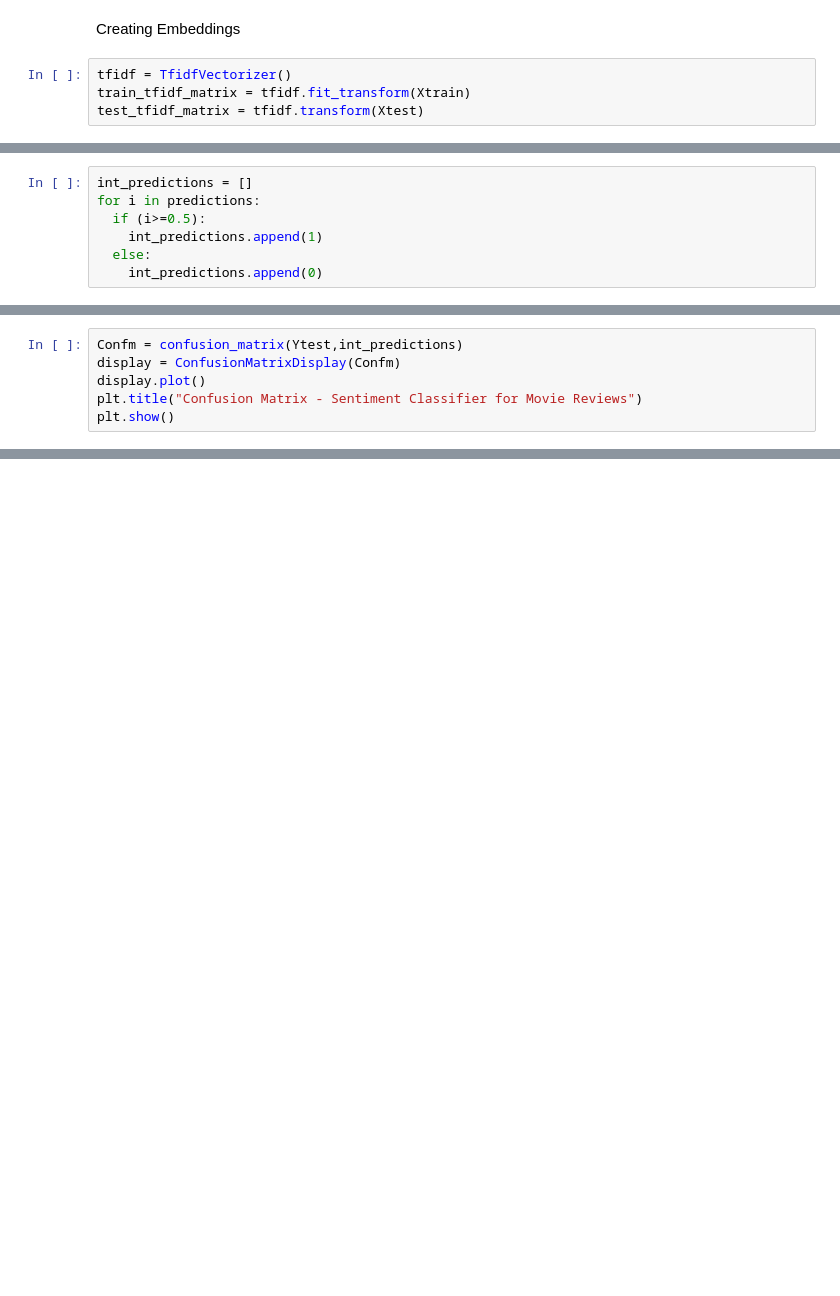
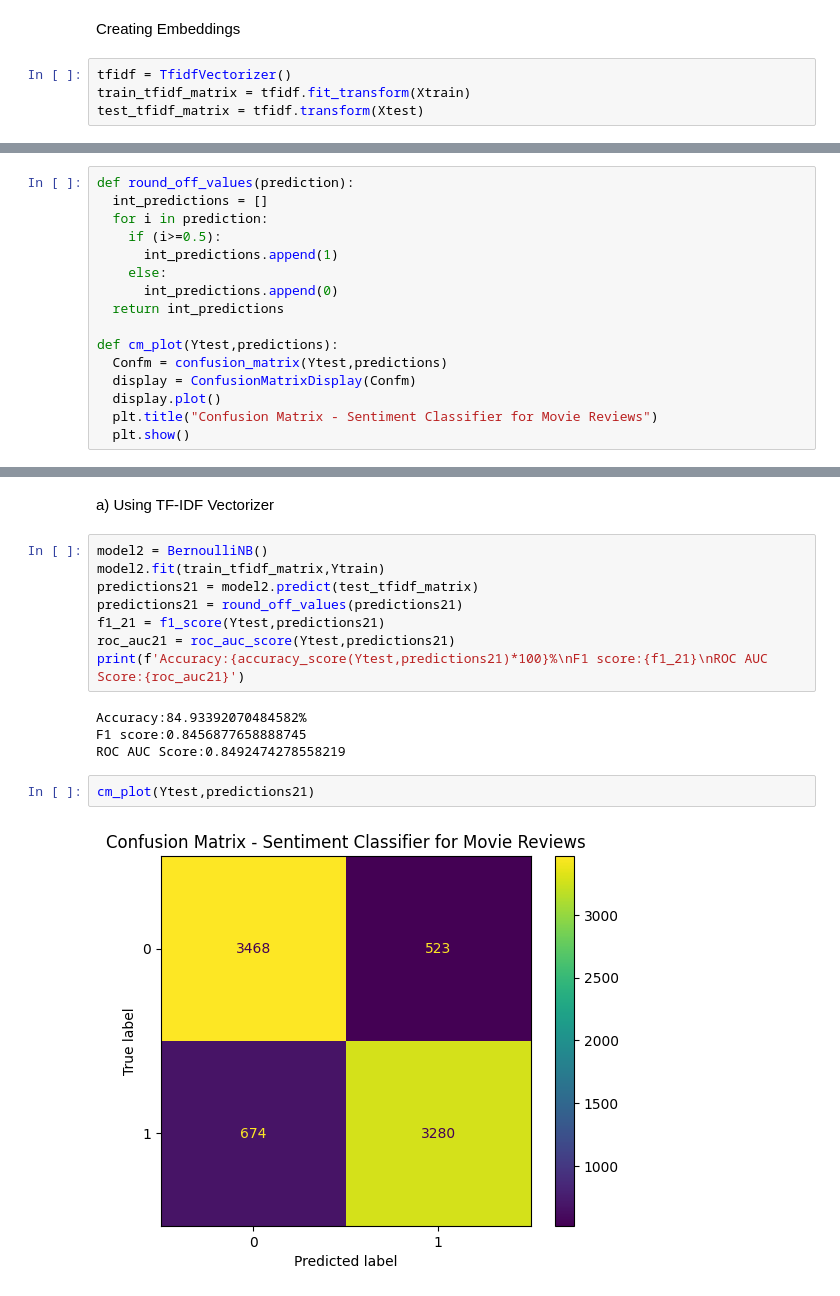
Before and after one commit to yuvism/Pulpnet, a Jupyter notebook: Week1-2/240340_DevanshChaturvedi.ipynb, the cells around one changed output, grey strips where cells are left out. Drawn from its saved outputs; the diff is of its cells as text; blank space fills up the shorter version.

```diff
--- a/Week1-2/240340_DevanshChaturvedi.ipynb
+++ b/Week1-2/240340_DevanshChaturvedi.ipynb
@@ -197,7 +163,0 @@ predictions=model.predict(test_tfidf_matrix)
-# %%
-int_predictions = []
-for i in predictions:
-  if (i>=0.5):
-    int_predictions.append(1)
-  else:
-    int_predictions.append(0)
@@ -213,6 +163,0 @@ ROC AUC Score:0.8931210233140906
-# %%
-Confm = confusion_matrix(Ytest,int_predictions)
-display = ConfusionMatrixDisplay(Confm)
-display.plot()
-plt.title("Confusion Matrix - Sentiment Classifier for Movie Reviews")
-plt.show()
@@ -220,0 +170,16 @@ plt.show()
+# %%
+def round_off_values(prediction):
+  int_predictions = []
+  for i in prediction:
+    if (i>=0.5):
+      int_predictions.append(1)
+    else:
+      int_predictions.append(0)
+  return int_predictions
+
+def cm_plot(Ytest,predictions):
+  Confm = confusion_matrix(Ytest,predictions)
+  display = ConfusionMatrixDisplay(Confm)
+  display.plot()
+  plt.title("Confusion Matrix - Sentiment Classifier for Movie Reviews")
+  plt.show()
@@ -220,0 +284,18 @@ plt.show()
+# %% [markdown]
+a) Using TF-IDF Vectorizer
+# %%
+model2 = BernoulliNB()
+model2.fit(train_tfidf_matrix,Ytrain)
+predictions21 = model2.predict(test_tfidf_matrix)
+predictions21 = round_off_values(predictions21)
+f1_21 = f1_score(Ytest,predictions21)
+roc_auc21 = roc_auc_score(Ytest,predictions21)
+print(f'Accuracy:{accuracy_score(Ytest,predictions21)*100}%\nF1 score:{f1_21}\nROC AUC Score:{roc_auc21}')
+# %% [output]
+Accuracy:84.93392070484582%
+F1 score:0.8456877658888745
+ROC AUC Score:0.8492474278558219
+# %%
+cm_plot(Ytest,predictions21)
+# %% [output]
+[figure, added]
```
Also changed, not shown: parts of 52 cells of this notebook.
